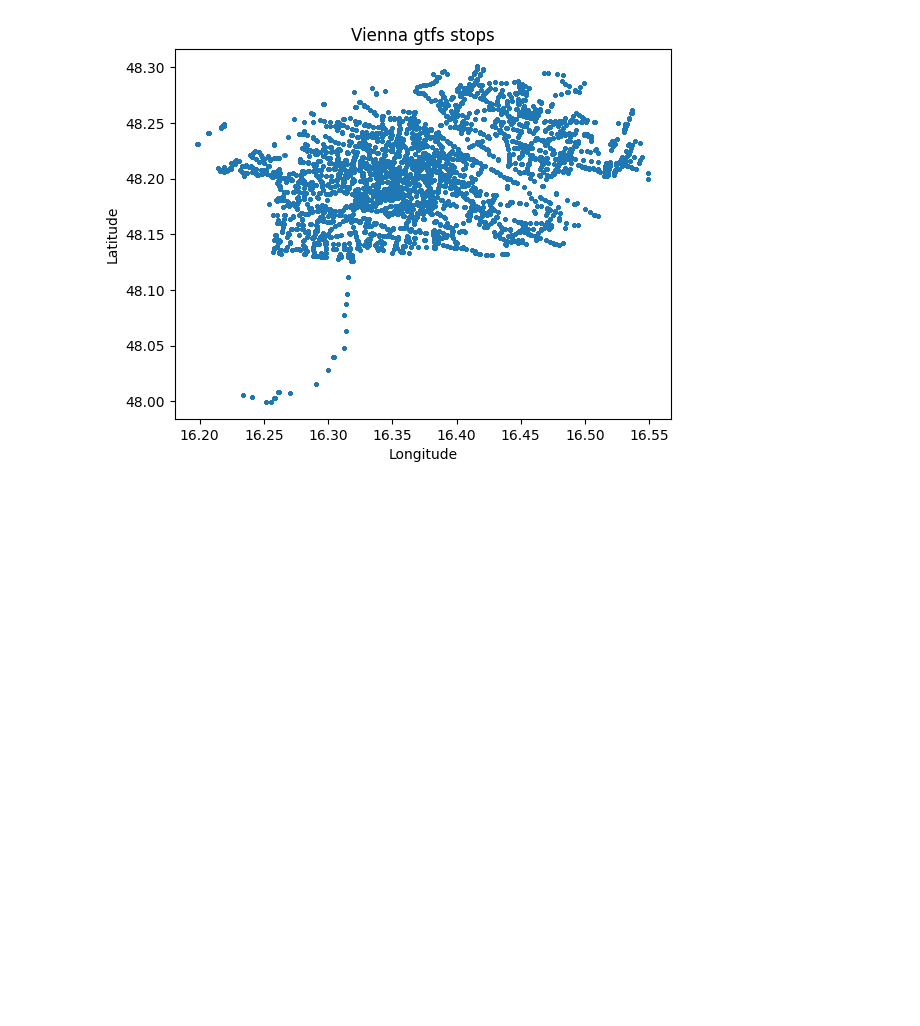
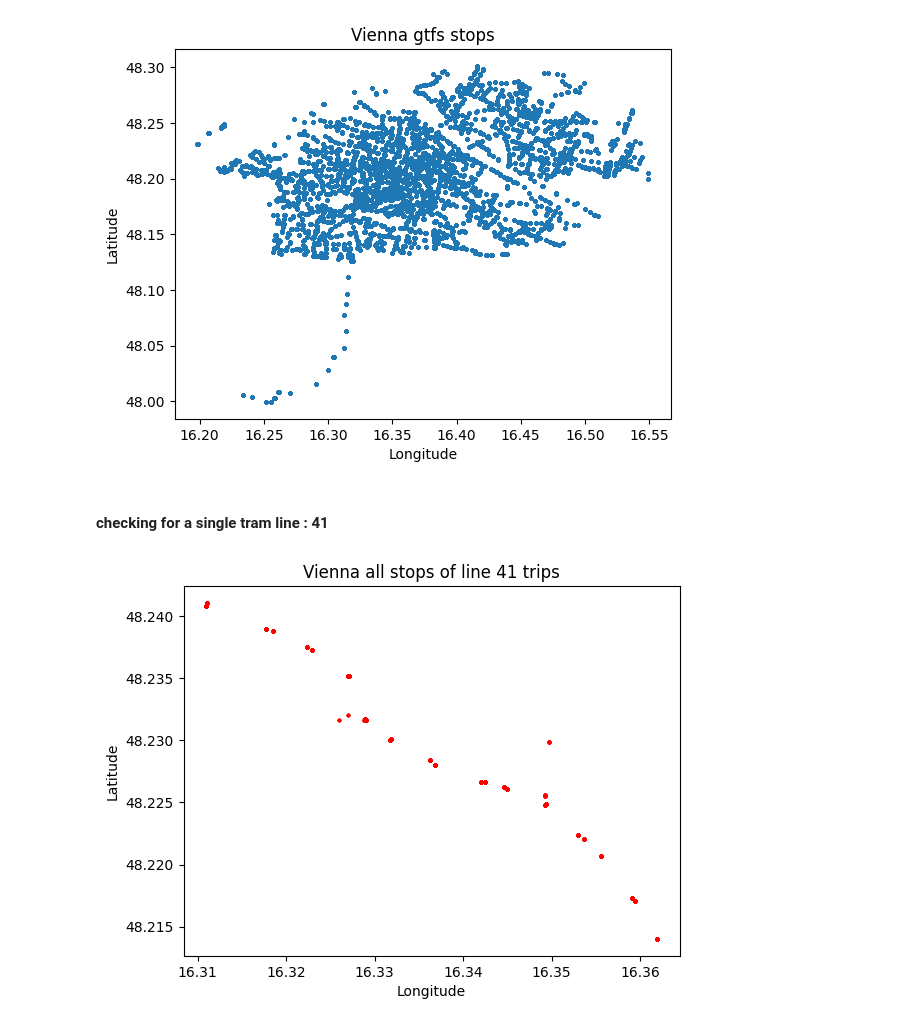
Before and after one commit to pi63on/train_edges, a Jupyter notebook: plot_edges.ipynb, the cells around one changed output. Cells and saved outputs as stored; diff of their text form; code cells hidden in the pictures; blank space fills up the shorter version.

```diff
--- a/plot_edges.ipynb
+++ b/plot_edges.ipynb
@@ -23,3 +23,5 @@ plt.ylabel('Latitude')
 plt.show()
 # %% [output]
 [figure]
+# %% [markdown]
+#### checking for a single tram line : 41
@@ -25,0 +30,12 @@ plt.show()
+# %%
+fig, ax = plt.subplots()
+# ax.plot(trips41.stop_lon, trips41.stop_lat)
+ax.scatter(x = trips41.stop_lon, y= trips41.stop_lat, s = 3, color = 'red', zorder = 3)
+plt.title('Vienna all stops of line 41 trips')
+plt.xlabel('Longitude')
+plt.ylabel('Latitude')
+# plt.xlim(16.30, 16.35)
+# plt.ylim(48.20, 48.10)
+plt.show()
+# %% [output]
+[figure, added]
```
Also changed, not shown: parts of 11 cells of this notebook, 1 other file.
